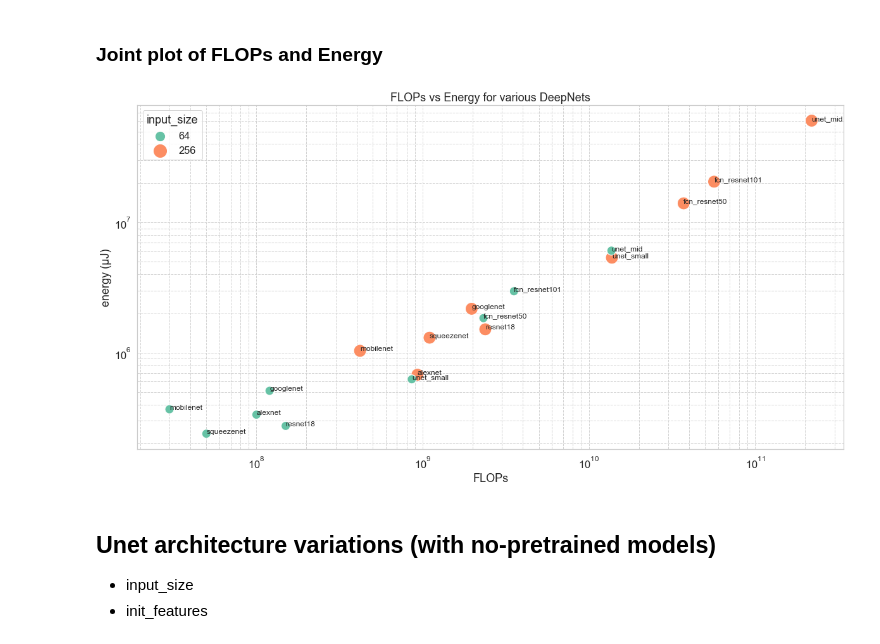
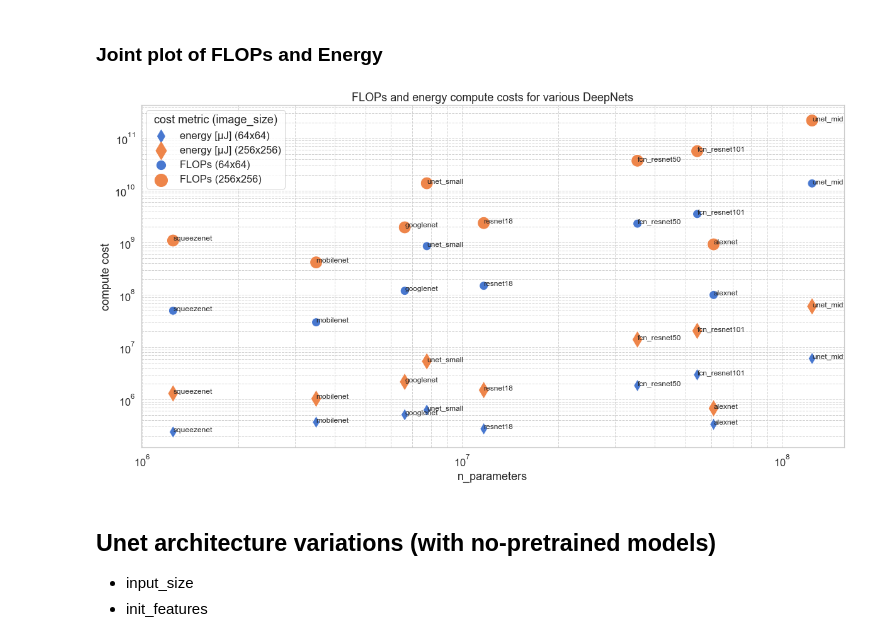
Before and after one commit to neurodatascience/watts_up_compute, a Jupyter notebook: notebooks/4_unet_analysis.ipynb, the cells around one changed output. Saved outputs shown, nothing was run; the diff lists cells and outputs as text; code cells hidden in the pictures.

Commit message:
added n_param vs compute cost plot

```diff
--- a/notebooks/4_unet_analysis.ipynb
+++ b/notebooks/4_unet_analysis.ipynb
@@ -179,26 +179,34 @@ with sns.axes_style("whitegrid"):
 # %%
 plot_df = pd.merge(FLOP_df, joules_df, on=['model','input_size'])
 plot_df['FLOPs'] = 1e9*plot_df['FLOPs'].astype(np.float)
 plot_df['n_parameters'] = 1e6*plot_df['n_parameters'].astype(np.float)
 
 sns.set(font_scale = 1.5)
+palette = sns.color_palette("muted", 2) #sns.color_palette("husl", 2)
 with sns.axes_style("whitegrid"):
     fig, ax1 = plt.subplots(figsize=(20,10),sharex=True,sharey=True)
-    g = sns.scatterplot(x='FLOPs',y='package_0', hue='input_size', size='input_size', sizes=[200,400], data=plot_df, palette='Set2')
+    g = sns.scatterplot(x='n_parameters',y='package_0', hue='input_size', size='input_size', sizes=[200,400], style='input_size', markers=['d','d'], data=plot_df, palette=palette,ax=ax1)
+    g = sns.scatterplot(x='n_parameters',y='FLOPs', hue='input_size', size='input_size', sizes=[200,400], data=plot_df, palette=palette,ax=ax1)
 
     g.set(xscale="log",yscale='log')
     g.grid(True,which="both",ls="--",c='lightgray')
-    plt.ylabel('energy (μJ)')
-    plt.title('FLOPs vs Energy for various DeepNets')
+    plt.ylabel('compute cost') #'FLOP count -- energy (μJ)
+    plt.title('FLOPs and energy compute costs for various DeepNets')
+
+    new_labels = ['energy [μJ] (64x64)','energy [μJ] (256x256)','FLOPs (64x64)','FLOPs (256x256)']
+    leg = ax1.get_legend()
+    leg.set_title('cost metric (image_size)')
+    for t, l in zip(leg.texts, new_labels): t.set_text(l)
 
     def label_point(x, y, val, ax, x_shift=0.1, y_shift=0.1):
         a = pd.concat({'x': x, 'y': y, 'val': val}, axis=1)
         for i, point in a.iterrows():
             ax.text(point['x']+x_shift, point['y']+y_shift, str(point['val']), fontsize=12)
 
-    label_point(plot_df['FLOPs'], plot_df['package_0'], plot_df['model'], plt.gca())
+    label_point(plot_df['n_parameters'], plot_df['package_0'], plot_df['model'], plt.gca())
+    label_point(plot_df['n_parameters'], plot_df['FLOPs'], plot_df['model'], plt.gca())
 # %% [output]
-[figure, old version]
+[figure, new version]
 # %% [markdown]
 ## Unet architecture variations (with no-pretrained models)
 - input_size
```
